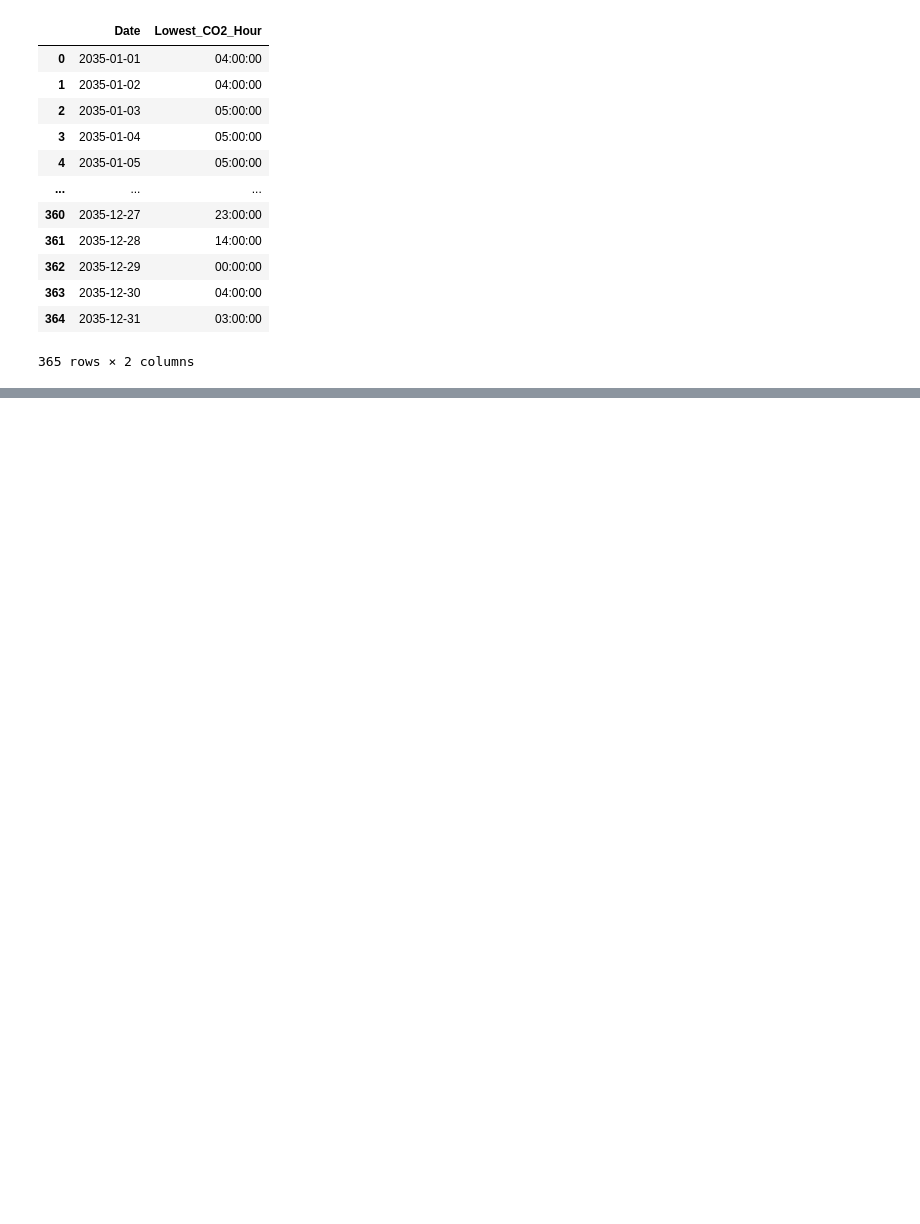
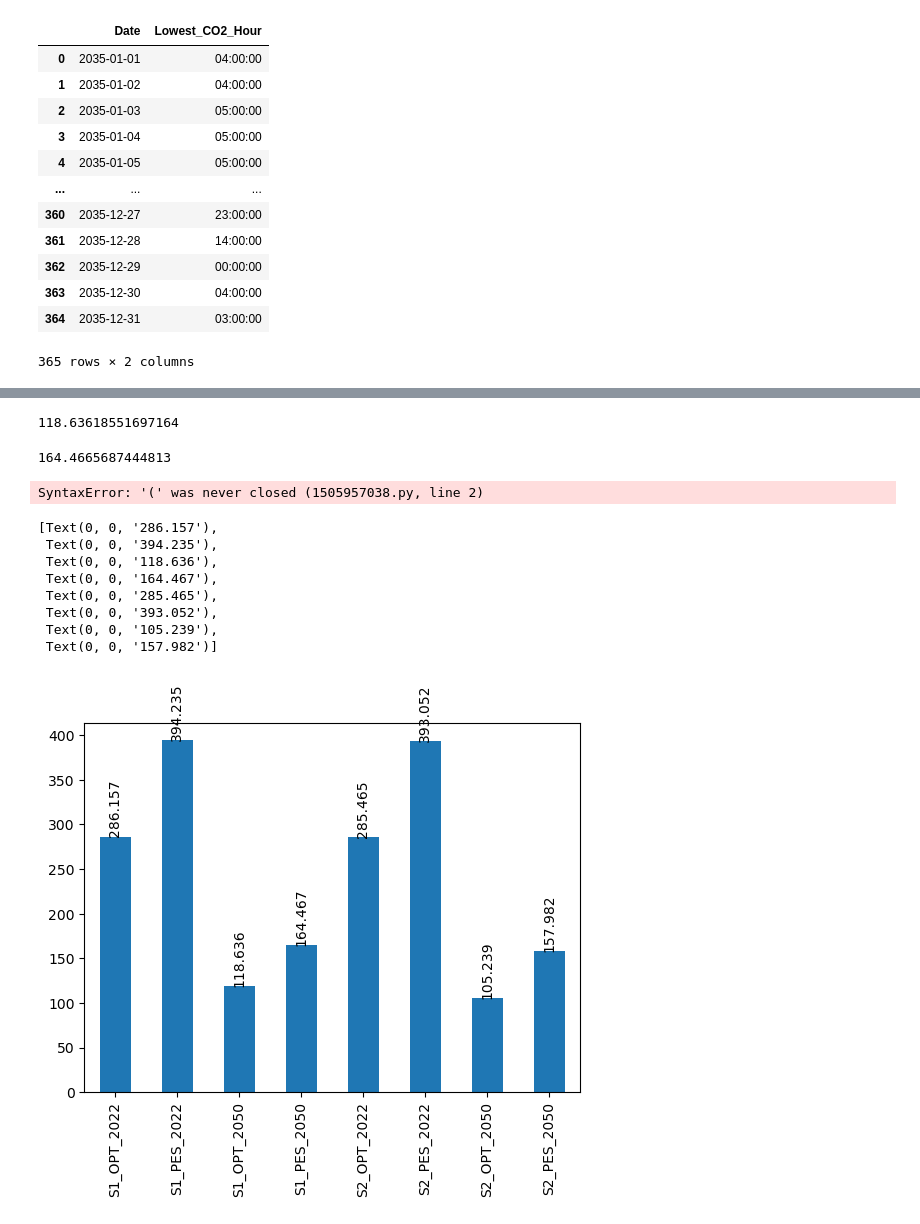
Before and after one commit to Dominik1207/K_ISS, a Jupyter notebook: Optimization_v2.ipynb, the cells around one changed output, grey strips where cells are left out. Saved outputs shown, nothing was run; the diff lists cells and outputs as text; code cells hidden in the pictures; blank space fills up the shorter version.

Commit message:
final_version of premise computated energy consumption

```diff
--- a/Optimization_v2.ipynb
+++ b/Optimization_v2.ipynb
@@ -228,0 +317,61 @@ display(scenario_dic['S1'][2035][2])
+# %%
+for scenario in scenario_dic:
+    for yeari in year_val:
+        opt_con=scenario_dic[scenario][yeari][1]['CO2'].values*b['total_e_consumption_1'].values
+        opt_con=opt_con.sum()
+        scenario_dic[scenario][yeari][3]=opt_con
+display(scenario_dic["S1"][2050][3])
+#opt_con_v1= b['total_e_consumption_1'].values*opt['CO2'].values
+#opt_con_v1.sum()
+# %% [output]
+118.63618551697164
+# %%
+for scenario in scenario_dic:
+    for yeari in year_val:
+        opt_con=scenario_dic[scenario][yeari][4]['CO2'].values*b['total_e_consumption_1'].values
+        opt_con=opt_con.sum()
+        scenario_dic[scenario][yeari][4]=opt_con
+display(scenario_dic["S1"][2050][4])
+#opt_con_v1= b['total_e_consumption_1'].values*opt['CO2'].values
+#opt_con_v1.sum()
+# %% [output]
+164.4665687444813
+# %%
+print(scenario_dic["S1"][2022][3])
+print(scenario_dic["S1"][2022][4])
+print(scenario_dic["S1"][2030][3])
+print(scenario_dic["S1"][2030][4])
+print(scenario_dic["S1"][2040][3])
+print(scenario_dic["S1"][2040][4])
+print(scenario_dic["S1"][2050][3])
+print(scenario_dic["S1"][2050][4])
+
+print(scenario_dic["S2"][2022][3])
+print(scenario_dic["S2"][2022][4])
+print(scenario_dic["S2"][2030][3])
+print(scenario_dic["S2"][2030][4])
+print(scenario_dic["S2"][2040][3])
+print(scenario_dic["S2"][2040][4])
+print(scenario_dic["S2"][2050][3])
+print(scenario_dic["S2"][2050][3])
+# %% [output]
+SyntaxError: '(' was never closed (1505957038.py, line 2)
+# %%
+Scores = [scenario_dic["S1"][2022][3], scenario_dic["S1"][2022][4], scenario_dic["S1"][2050][3], scenario_dic["S1"][2050][4], scenario_dic["S2"][2022][3], scenario_dic["S2"][2022][4], scenario_dic["S2"][2050][3], scenario_dic["S2"][2050][4]]
+score_series = pd.Series(Scores)
+x_labels = ['S1_OPT_2022', 'S1_PES_2022', 'S1_OPT_2050', 'S1_PES_2050', 'S2_OPT_2022', 'S2_PES_2022', 'S2_OPT_2050', 'S2_PES_2050']
+
+fig = score_series.plot(kind='bar')#, color =['#442288', '#6CA2EA', '#B5D33D'])
+#fig.('CC of annual energy consumption')
+fig.set_xticklabels(x_labels)
+fig.bar_label(fig.containers[0], label_type='edge', rotation=90)
+# %% [output]
+[Text(0, 0, '286.157'),
+ Text(0, 0, '394.235'),
+ Text(0, 0, '118.636'),
+ Text(0, 0, '164.467'),
+ Text(0, 0, '285.465'),
+ Text(0, 0, '393.052'),
+ Text(0, 0, '105.239'),
+ Text(0, 0, '157.982')]
+[figure, added]
```
Also changed, not shown: parts of 6 cells of this notebook.
